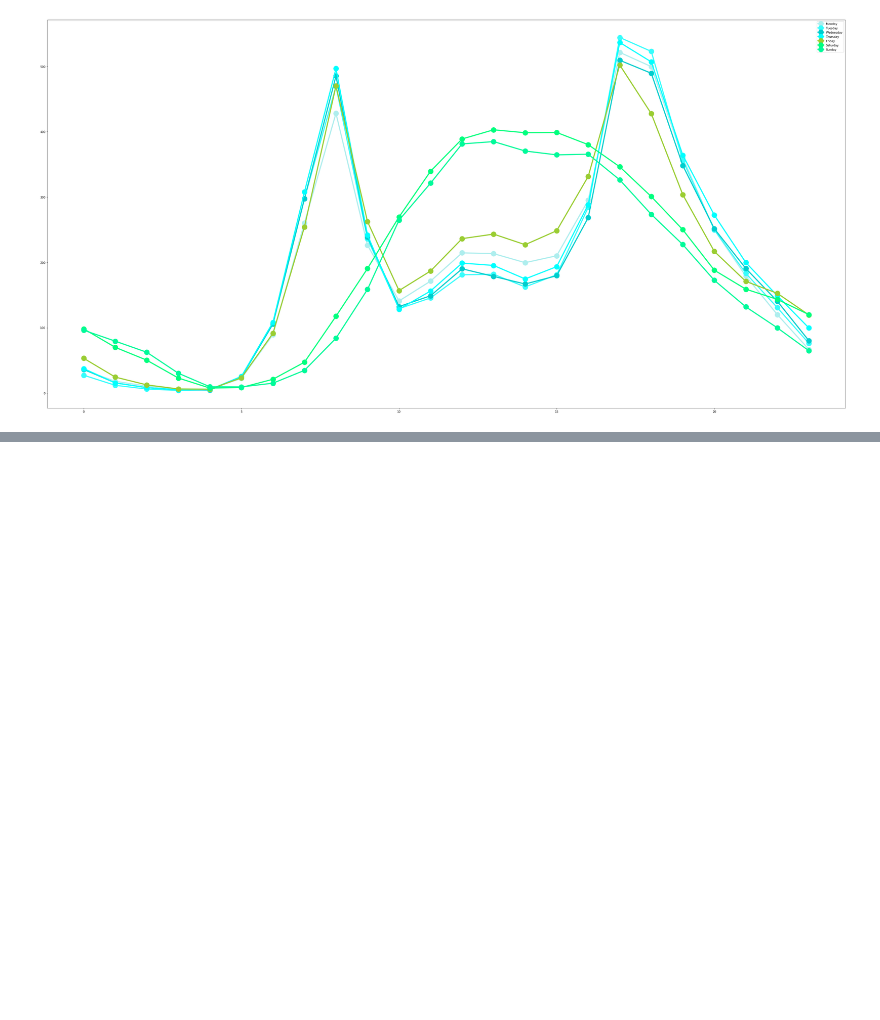
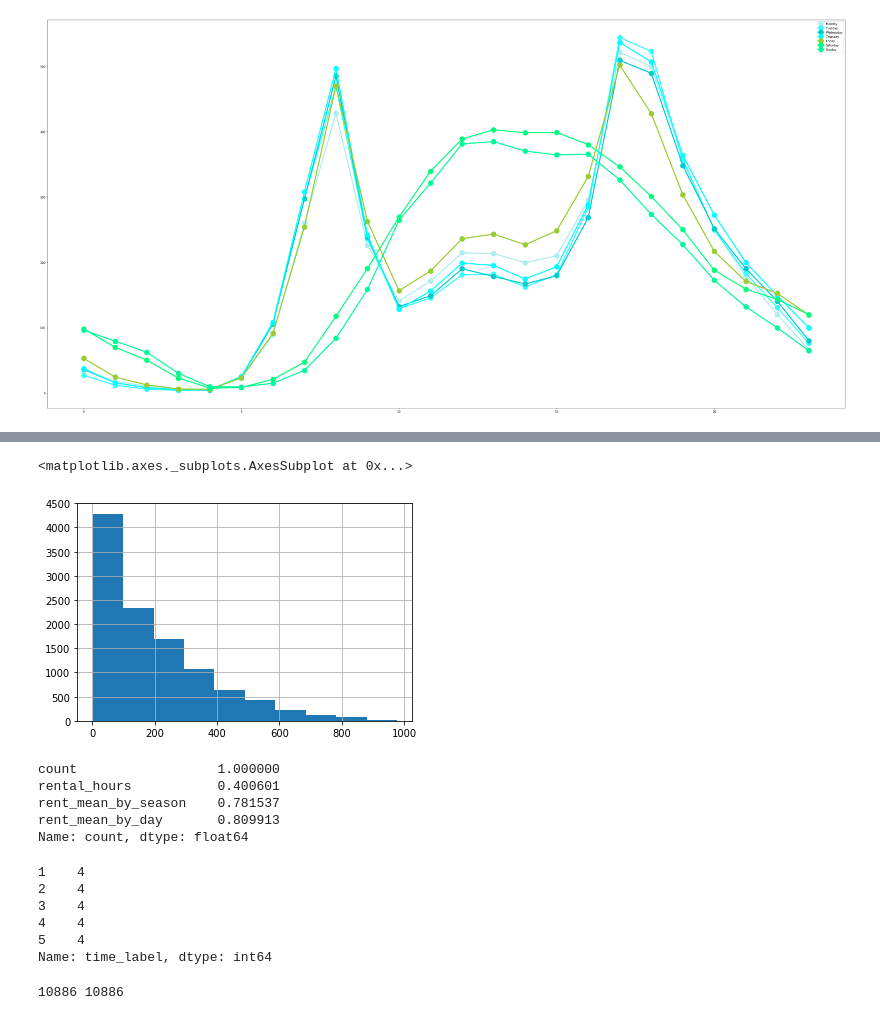
Before and after one commit to kasenthi/project_ds, a Jupyter notebook: my first jupyter.ipynb, the cells around one changed output, grey strips where cells are left out. Cells and saved outputs as stored; diff of their text form; code cells hidden in the pictures; blank space fills up the shorter version.

```diff
--- a/my first jupyter.ipynb
+++ b/my first jupyter.ipynb
@@ -103,3 +104,8 @@ plt.show()
 # %% [output]
 [figure]
 [figure]
+# %%
+import pandas as pd
+
+bike_rentals = df
+bike_rentals.head()
@@ -105,0 +119,41 @@ plt.show()
+# %%
+%matplotlib inline
+bike_rentals['count'].hist()
+# %% [output]
+<matplotlib.axes._subplots.AxesSubplot at 0x...>
+[figure, added]
+# %%
+bike_rentals.corr()['count']
+# %% [output]
+count                  1.000000
+rental_hours           0.400601
+rent_mean_by_season    0.781537
+rent_mean_by_day       0.809913
+Name: count, dtype: float64
+# %%
+def assign_label(h):
+    if h in range(6,13,1):
+        return 1
+    elif h in range(13,19,1):
+        return 2
+    elif h in range(19,25,1):
+        return 3
+    elif h in range(0,6,1):
+        return 4
+
+bike_rentals['time_label'] = bike_rentals.rental_hours.apply(assign_label)
+bike_rentals.time_label.head()
+# %% [output]
+1    4
+2    4
+3    4
+4    4
+5    4
+Name: time_label, dtype: int64
+# %%
+
+train = bike_rentals.sample(frac=.8, random_state=1)
+test = bike_rentals.loc[~bike_rentals.index.isin(train.index)]
+print(bike_rentals.shape[0], train.shape[0]+test.shape[0])
+# %% [output]
+10886 10886
```
Also changed, not shown: parts of 9 cells of this notebook.
